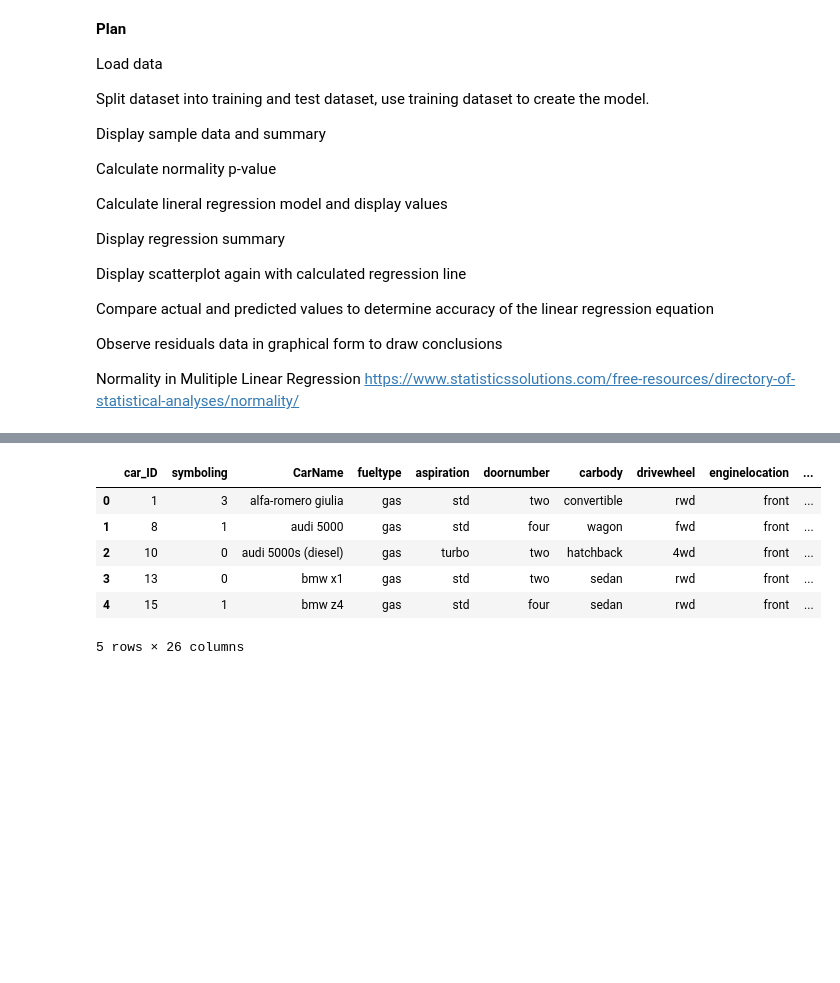
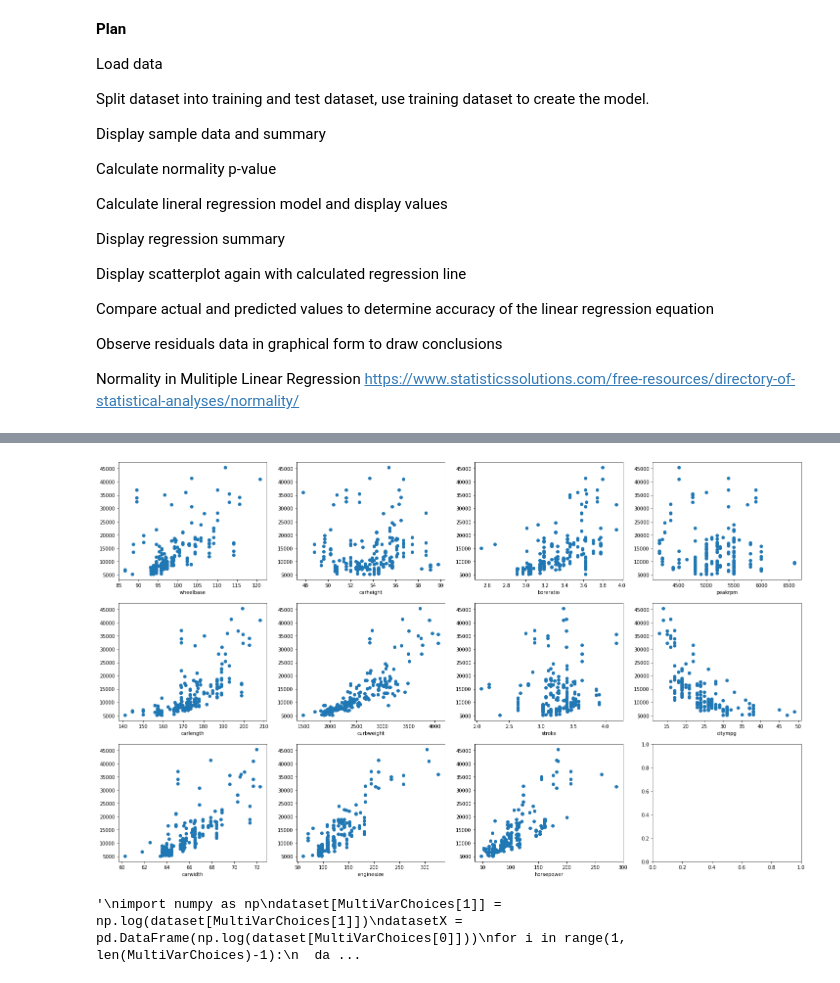
Before and after one commit to stuartketcham/DA310---Multiple-Linear-Regression---Group-Project, a Jupyter notebook: Multiple_Linear_Regression_Group_Project_car_price.ipynb, the cells around one changed output, grey strips where cells are left out. Saved outputs shown, nothing was run; the diff lists cells and outputs as text; code cells hidden in the pictures; blank space fills up the shorter version.

```diff
--- a/Multiple_Linear_Regression_Group_Project_car_price.ipynb
+++ b/Multiple_Linear_Regression_Group_Project_car_price.ipynb
@@ -124,14 +103,33 @@ array([[<matplotlib.axes._subplots.AxesSubplot object at 0x...>,
-# %%
-#Gernate list of predictions from test data
-predictions = model.predict(datasettest[MultiVarChoices])
-
-#Check test data head
-datasettest.head()
-# %% [output]
-|  | car_ID | symboling | CarName | fueltype | aspiration | doornumber | carbody | drivewheel | enginelocation | ... |
-| 0 | 1 | 3 | alfa-romero giulia | gas | std | two | convertible | rwd | front | ... |
-| 1 | 8 | 1 | audi 5000 | gas | std | four | wagon | fwd | front | ... |
-| 2 | 10 | 0 | audi 5000s (diesel) | gas | turbo | two | hatchback | 4wd | front | ... |
-| 3 | 13 | 0 | bmw x1 | gas | std | two | sedan | rwd | front | ... |
-| 4 | 15 | 1 | bmw z4 | gas | std | four | sedan | rwd | front | ... |
-5 rows × 26 columns
+# %%
+#Remove compression ratio from consideration as an explanatory variables
+while 'compressionratio' in MultiVarChoices: MultiVarChoices.remove('compressionratio')
+
+#Scatterplot
+f, ax = plt.subplots(3, 4, figsize = (25, 15))
+
+for i in range(0, len(MultiVarChoices)-1):
+  ax[i%3][int(i/3)].scatter(x = dataset[MultiVarChoices[i]], y = dataset[response])
+  ax[i%3][int(i/3)].set_xlabel(MultiVarChoices[i])
+
+plt.show()
+# %% [output]
+[figure, added]
+# %%
+"""
+import numpy as np
+dataset[MultiVarChoices[1]] = np.log(dataset[MultiVarChoices[1]])
+datasetX = pd.DataFrame(np.log(dataset[MultiVarChoices[0]]))
+for i in range(1, len(MultiVarChoices)-1):
+  datasetX = datasetX.join(np.cbrt(dataset[MultiVarChoices[i]]))
+
+#Scatterplot
+f, ax = plt.subplots(3, 4, figsize = (25, 15))
+
+for i in range(0, len(MultiVarChoices)-1):
+  ax[i%3][int(i/3)].scatter(x = datasetX[MultiVarChoices[i]], y = dataset[response])
+  ax[i%3][int(i/3)].set_xlabel(MultiVarChoices[i])
+
+plt.show()
+"""
+# %% [output]
+'\nimport numpy as np\ndataset[MultiVarChoices[1]] = np.log(dataset[MultiVarChoices[1]])\ndatasetX = pd.DataFrame(np.log(dataset[MultiVarChoices[0]]))\nfor i in range(1, len(MultiVarChoices)-1):\n  da ...
```
Also changed, not shown: parts of 14 cells of this notebook.
